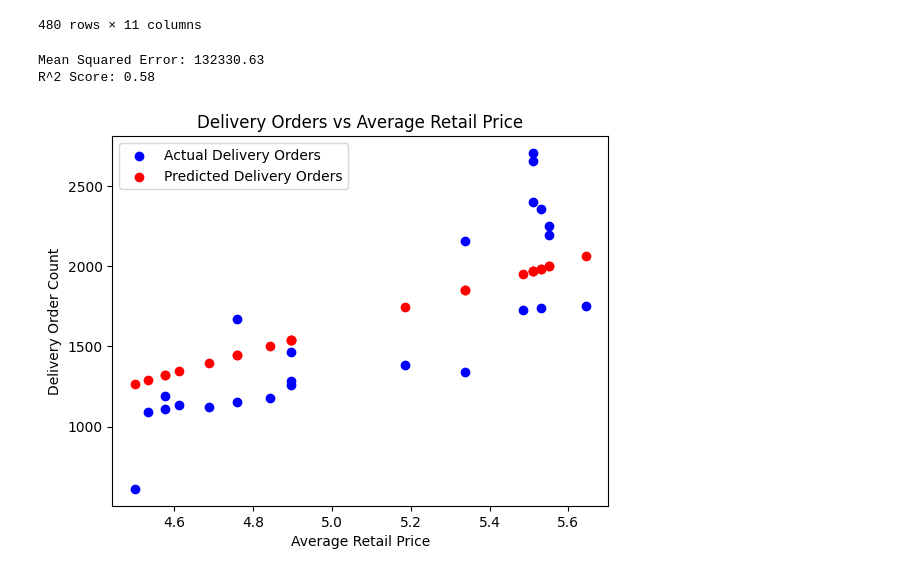
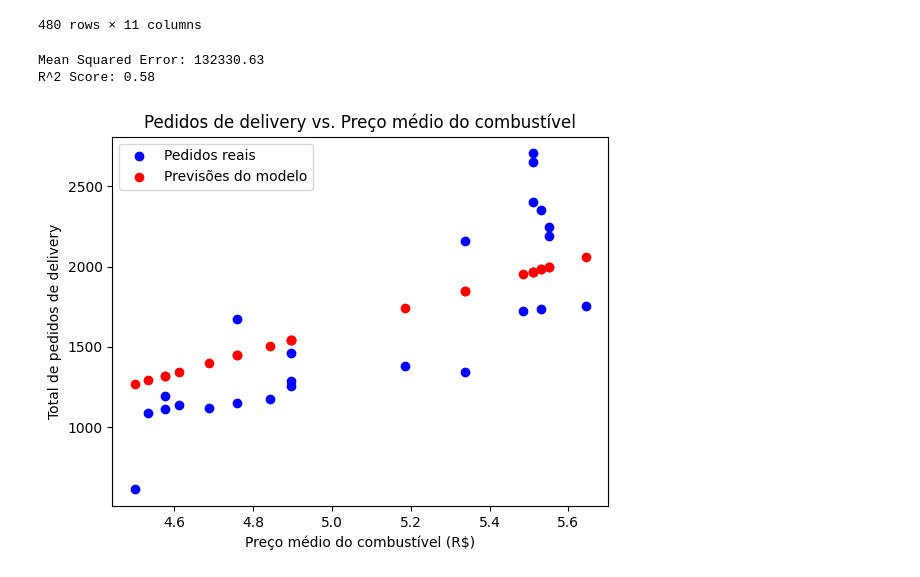
Before and after one commit to claraptj/tcc-data-science, a Jupyter notebook: modelo_ml.ipynb, the cells around one changed output. Cells and saved outputs as stored; diff of their text form; code cells hidden in the pictures.

```diff
--- a/modelo_ml.ipynb
+++ b/modelo_ml.ipynb
@@ -30,47 +30,47 @@ aggregated_df
 | 479 | 2021-04-30 | SÃO PAULO | 1045 | 6.254320 | 11.478862 | ... |
 480 rows × 11 columns
 # %%
-# Carregando os dados (supondo que aggregated_df já está carregado)
+# Carregando os dados (supondo que aggregated_df já está carregado):
 aggregated_df['order_date'] = pd.to_datetime(aggregated_df['order_date'])
 
-# Agrupando os dados por data
+# Agrupando os dados por data:
 daily_data = aggregated_df.groupby('order_date').agg({
     'delivery_order_count': 'sum',
     'average_retail_price': 'mean'
 }).reset_index()
 
-# Separando variáveis independentes (X) e dependentes (y)
+# Separando variáveis independentes (X) e dependentes (y):
 X = daily_data[['average_retail_price']]
 y = daily_data['delivery_order_count']
 
-# Dividindo os dados em conjunto de treinamento e teste
+# Dividindo os dados em conjunto de treinamento e teste:
 X_train, X_test, y_train, y_test = train_test_split(X, y, test_size=0.2, random_state=42)
 
-# Criando o modelo de regressão linear
+# Criando o modelo de regressão linear:
 model = LinearRegression()
 
-# Treinando o modelo
+# Treinando o modelo:
 model.fit(X_train, y_train)
 
-# Fazendo previsões
+# Fazendo previsões:
 y_pred = model.predict(X_test)
 
-# Avaliando o modelo
+# Avaliando o modelo:
 mse = mean_squared_error(y_test, y_pred)
 r2 = r2_score(y_test, y_pred)
 
 print(f'Mean Squared Error: {mse:.2f}')
 print(f'R^2 Score: {r2:.2f}')
 
-# Visualizando os resultados
-plt.scatter(X_test, y_test, color='blue', label='Actual Delivery Orders')
-plt.scatter(X_test, y_pred, color='red', label='Predicted Delivery Orders')
-plt.xlabel('Average Retail Price')
-plt.ylabel('Delivery Order Count')
-plt.title('Delivery Orders vs Average Retail Price')
+# Visualizando os resultados:
+plt.scatter(X_test, y_test, color='blue', label='Pedidos reais')
+plt.scatter(X_test, y_pred, color='red', label='Previsões do modelo')
+plt.xlabel('Preço médio do combustível (R$)')
+plt.ylabel('Total de pedidos de delivery')
+plt.title('Pedidos de delivery vs. Preço médio do combustível')
 plt.legend()
 plt.show()
 # %% [output]
 Mean Squared Error: 132330.63
 R^2 Score: 0.58
-[figure, old version]
+[figure, new version]
```
